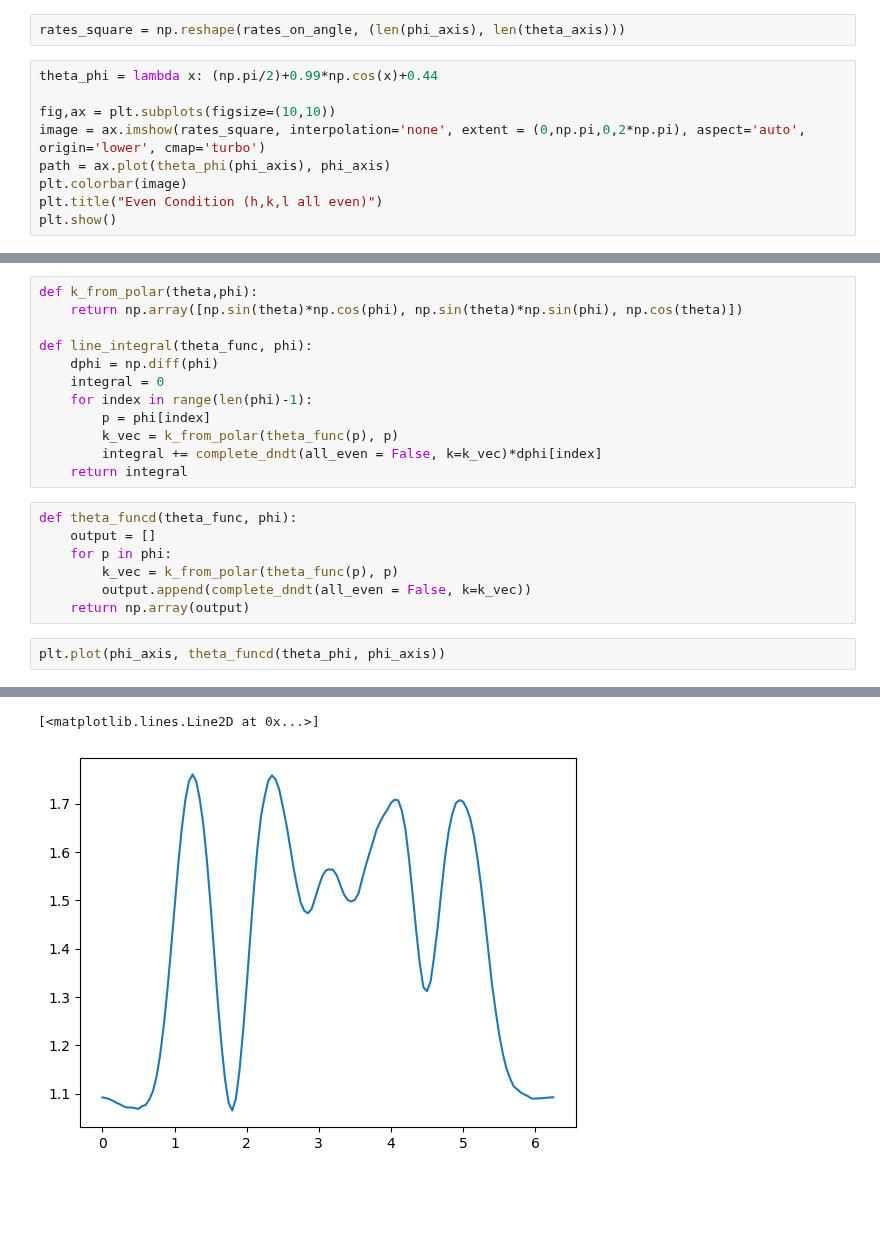
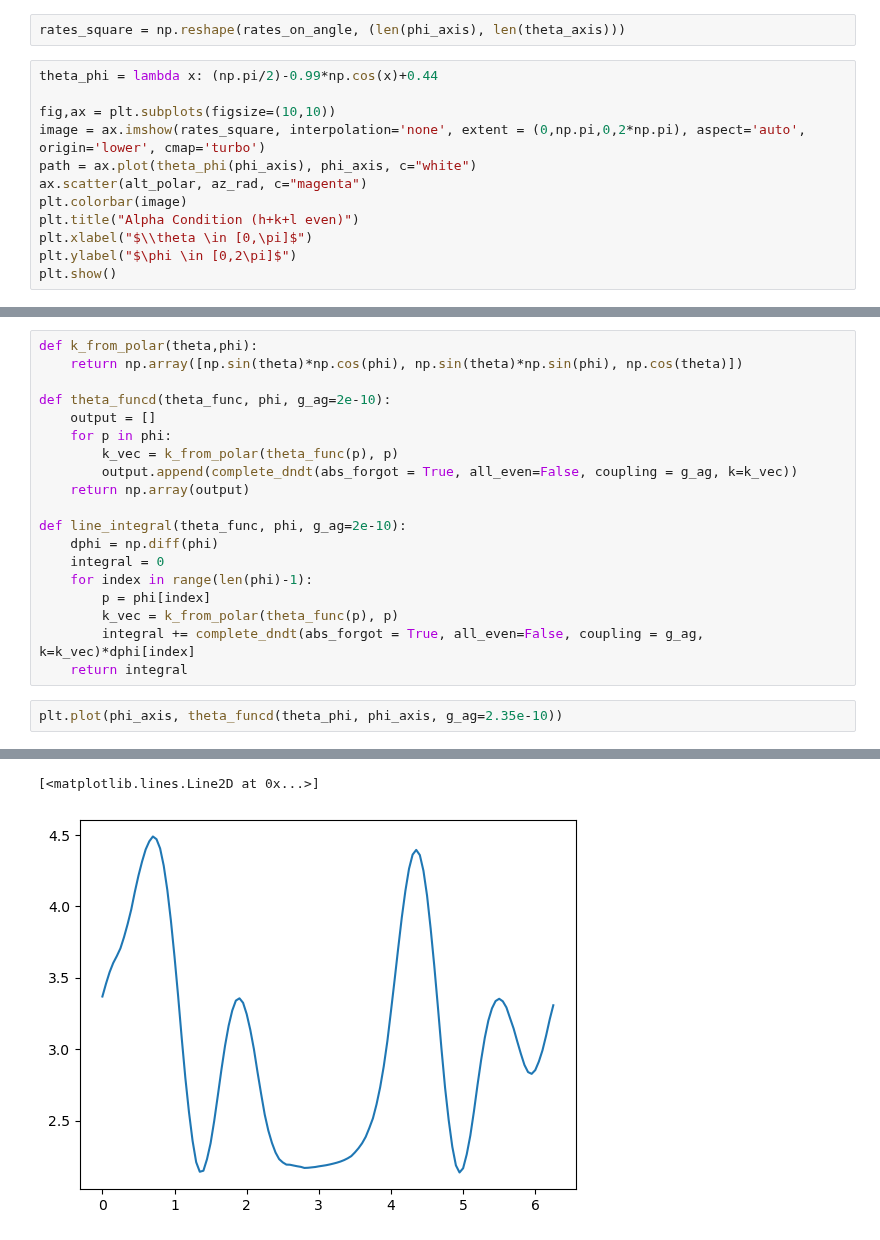
Before and after one commit to Taaseen-Islam-u7121940/Axion-Flux, a Jupyter notebook: Code/solar_flux_clean.ipynb, the cells around one changed output, grey strips where cells are left out. Cells and saved outputs as stored; diff of their text form; blank space fills up the shorter version.

```diff
--- a/Code/solar_flux_clean.ipynb
+++ b/Code/solar_flux_clean.ipynb
@@ -116,12 +111,15 @@ fig.show()
 # %%
 rates_square = np.reshape(rates_on_angle, (len(phi_axis), len(theta_axis)))
 # %%
-theta_phi = lambda x: (np.pi/2)+0.99*np.cos(x)+0.44
+theta_phi = lambda x: (np.pi/2)-0.99*np.cos(x)+0.44
 
 fig,ax = plt.subplots(figsize=(10,10))
 image = ax.imshow(rates_square, interpolation='none', extent = (0,np.pi,0,2*np.pi), aspect='auto', origin='lower', cmap='turbo')
-path = ax.plot(theta_phi(phi_axis), phi_axis)
+path = ax.plot(theta_phi(phi_axis), phi_axis, c="white")
+ax.scatter(alt_polar, az_rad, c="magenta")
 plt.colorbar(image)
-plt.title("Even Condition (h,k,l all even)")
+plt.title("Alpha Condition (h+k+l even)")
+plt.xlabel("$\\theta \in [0,\pi]$")
+plt.ylabel("$\phi \in [0,2\pi]$")
 plt.show()
 # %% [output]
@@ -140,27 +136,27 @@ plt.show()
 def k_from_polar(theta,phi):
     return np.array([np.sin(theta)*np.cos(phi), np.sin(theta)*np.sin(phi), np.cos(theta)])
 
-def line_integral(theta_func, phi):
+def theta_funcd(theta_func, phi, g_ag=2e-10):
+    output = []
+    for p in phi:
+        k_vec = k_from_polar(theta_func(p), p)
+        output.append(complete_dndt(abs_forgot = True, all_even=False, coupling = g_ag, k=k_vec))
+    return np.array(output)
+
+def line_integral(theta_func, phi, g_ag=2e-10):
     dphi = np.diff(phi)
     integral = 0
     for index in range(len(phi)-1):
         p = phi[index]
         k_vec = k_from_polar(theta_func(p), p)
-        integral += complete_dndt(all_even = False, k=k_vec)*dphi[index]
+        integral += complete_dndt(abs_forgot = True, all_even=False, coupling = g_ag, k=k_vec)*dphi[index]
     return integral
-# %%
-def theta_funcd(theta_func, phi):
-    output = []
-    for p in phi:
-        k_vec = k_from_polar(theta_func(p), p)
-        output.append(complete_dndt(all_even = False, k=k_vec))
-    return np.array(output)
 # %%
-plt.plot(phi_axis, theta_funcd(theta_phi, phi_axis))
+plt.plot(phi_axis, theta_funcd(theta_phi, phi_axis, g_ag=2.35e-10))
 # %% [output]
 divide by zero encountered in divide
 
 
 overflow encountered in exp
 [<matplotlib.lines.Line2D at 0x...>]
-[figure, old version]
+[figure, new version]
```
Also changed, not shown: parts of 6 cells of this notebook, 3 other files.
